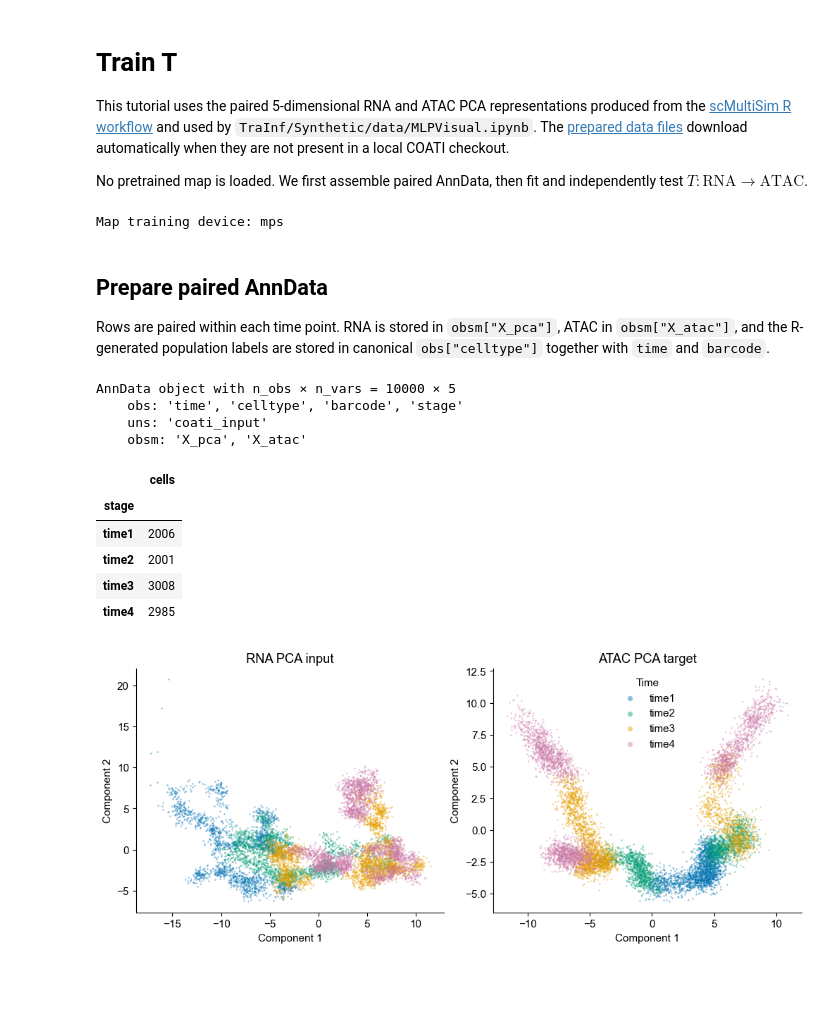
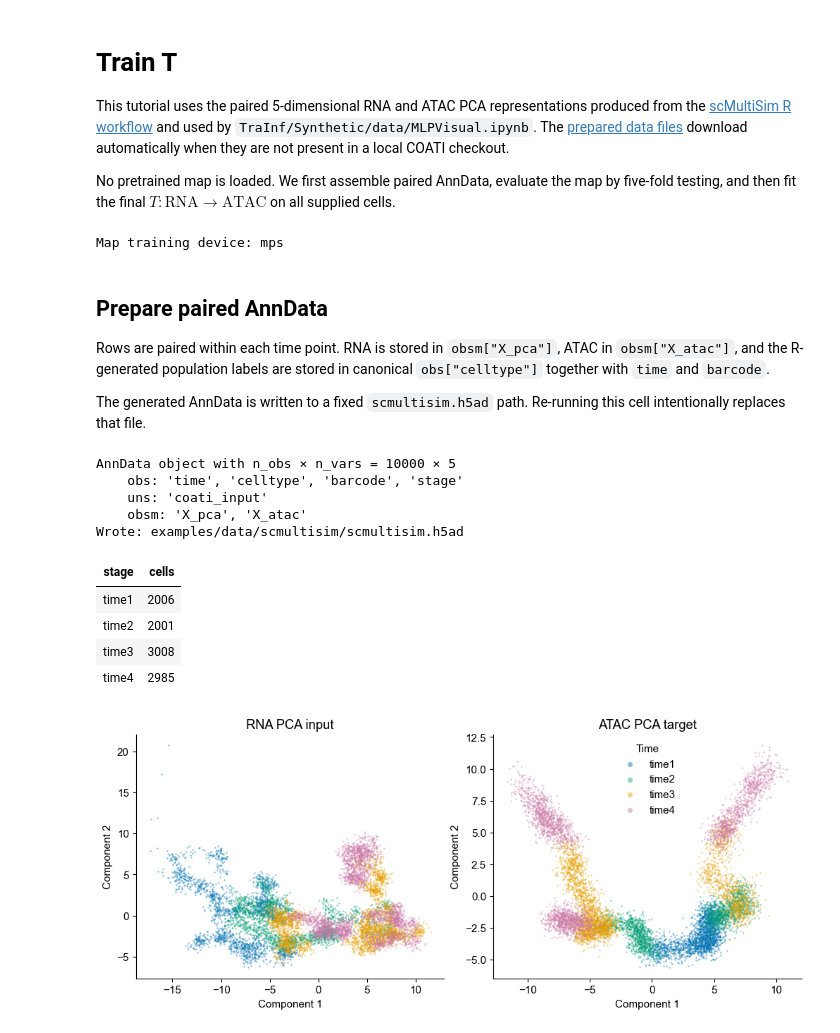
Before and after one commit to shankswang953/COATI_website, a Jupyter notebook: docs/tutorials/scMultisim/train_t.ipynb, the cells around one changed output. Drawn from its saved outputs; the diff is of its cells as text; code cells hidden in the pictures; blank space fills up the shorter version.

```diff
--- a/docs/tutorials/scMultisim/train_t.ipynb
+++ b/docs/tutorials/scMultisim/train_t.ipynb
@@ -3,11 +3,10 @@
 
 This tutorial uses the paired 5-dimensional RNA and ATAC PCA representations produced from the [scMultiSim R workflow](generate_data.R) and used by `TraInf/Synthetic/data/MLPVisual.ipynb`. The [prepared data files](https://github.com/shankswang953/COATI/tree/main/examples/data/scmultisim) download automatically when they are not present in a local COATI checkout.
 
-No pretrained map is loaded. We first assemble paired AnnData, then fit and independently test $T:\mathrm{RNA}\rightarrow\mathrm{ATAC}$.
+No pretrained map is loaded. We first assemble paired AnnData, evaluate the map by five-fold testing, and then fit the final $T:\mathrm{RNA}\rightarrow\mathrm{ATAC}$ on all supplied cells.
 # %%
 from pathlib import Path
 from urllib.request import urlretrieve
-import hashlib
 import json
 import uuid
 
@@ -29,12 +28,11 @@ plt.rcParams.update({"font.family": "Arial", "font.size": 11})
 TIME_KEYS = ("time1", "time2", "time3", "time4")
 TIME_VALUES = np.arange(4, dtype=float)
 RAW_DATA_BASE_URL = "https://raw.githubusercontent.com/shankswang953/COATI/main/examples/data/scmultisim"
-DATA_SHA256 = {
-    "all_time_scRNA_pca.npz": "6909f00854f10eaa2a8e2f287fb04659583baab3318392e1fb4b5e0ff40f15a6",
-    "all_time_scATAC_pca.npz": "57f2b3c6d717906bea4b1e97817173dc25d1ff1d5cde44c45011609c7f298a38",
-    "all_time_celltype.npz": "395799e00d8ded2ef48c4d65fcd457419a2e25fab759ff9a8bc1bdb92d37b6ab",
-}
-cache_dir = Path("outputs") / "scmultisim-data"
+SOURCE_FILES = (
+    "all_time_scRNA_pca.npz",
+    "all_time_scATAC_pca.npz",
+    "all_time_celltype.npz",
+)
 run_dir = Path("outputs") / ("scmultisim-map-" + uuid.uuid4().hex[:8])
 device = torch.device("cuda" if torch.cuda.is_available() else
                       "mps" if torch.backends.mps.is_available() else "cpu")
@@ -45,68 +43,75 @@ Map training device: mps
 ## Prepare paired AnnData
 
 Rows are paired within each time point. RNA is stored in `obsm["X_pca"]`, ATAC in `obsm["X_atac"]`, and the R-generated population labels are stored in canonical `obs["celltype"]` together with `time` and `barcode`.
+
+The generated AnnData is written to a fixed `scmultisim.h5ad` path. Re-running this cell intentionally replaces that file.
 # %%
-def sha256(path):
-    digest = hashlib.sha256()
-    with Path(path).open("rb") as handle:
-        for block in iter(lambda: handle.read(1024 * 1024), b""):
-            digest.update(block)
-    return digest.hexdigest()
+local_data_dir = next((
+    parent / "examples" / "data" / "scmultisim"
+    for parent in (Path.cwd(), *Path.cwd().parents)
+    if (parent / "examples" / "data" / "scmultisim").is_dir()
+), None)
+data_dir = local_data_dir or Path("outputs") / "scmultisim-data"
+data_dir.mkdir(parents=True, exist_ok=True)
 
 
 def obtain_data(filename):
-    for parent in (Path.cwd(), *Path.cwd().parents):
-        candidate = parent / "examples" / "data" / "scmultisim" / filename
-        if candidate.is_file():
-            path = candidate
-            break
-    else:
-        cache_dir.mkdir(parents=True, exist_ok=True)
-        path = cache_dir / filename
-        if not path.is_file():
-            print("Downloading", filename)
-            urlretrieve(f"{RAW_DATA_BASE_URL}/{filename}", path)
-    if sha256(path) != DATA_SHA256[filename]:
-        raise RuntimeError(f"Checksum mismatch for {path}")
+    path = data_dir / filename
+    if not path.is_file():
+        print("Downloading", filename)
+        urlretrieve(f"{RAW_DATA_BASE_URL}/{filename}", path)
     return path
 
 
-with np.load(obtain_data("all_time_scRNA_pca.npz"), allow_pickle=False) as archive:
+with np.load(obtain_data(SOURCE_FILES[0]), allow_pickle=False) as archive:
     rna = [np.asarray(archive[key], dtype=np.float32) for key in TIME_KEYS]
-with np.load(obtain_data("all_time_scATAC_pca.npz"), allow_pickle=False) as archive:
+with np.load(obtain_data(SOURCE_FILES[1]), allow_pickle=False) as archive:
     atac = [np.asarray(archive[key], dtype=np.float32) for key in TIME_KEYS]
-with np.load(obtain_data("all_time_celltype.npz"), allow_pickle=False) as archive:
+with np.load(obtain_data(SOURCE_FILES[2]), allow_pickle=False) as archive:
     celltypes_by_time = [np.asarray(archive[key], dtype=str) for key in TIME_KEYS]
 
 for key, x, y, labels in zip(TIME_KEYS, rna, atac, celltypes_by_time):
     if x.shape[0] != y.shape[0] or len(labels) != len(x) or x.shape[1:] != y.shape[1:] or x.shape[1] != 5:
         raise ValueError(f"Unexpected paired shapes at {key}: RNA {x.shape}, ATAC {y.shape}, labels {labels.shape}")
 
 barcodes = np.concatenate([
     [f"scmultisim-{key}-{index:05d}" for index in range(len(x))]
     for key, x in zip(TIME_KEYS, rna)
 ])
 stages = np.concatenate([np.repeat(key, len(x)) for key, x in zip(TIME_KEYS, rna)])
 celltypes = np.concatenate(celltypes_by_time)
 
 cells = ct.prepare_anndata(
     rna, time=TIME_VALUES, celltype=celltypes,
     barcode=barcodes, use_rep="X_pca",
     secondary=atac, secondary_key="X_atac", warn=False,
 )
 cells.obs["stage"] = pd.Categorical(stages, categories=TIME_KEYS, ordered=True)
 
 assert cells.obs_names.is_unique
 assert cells.obsm["X_pca"].shape == cells.obsm["X_atac"].shape == (10000, 5)
+anndata_path = data_dir / "scmultisim.h5ad"
+cells.write_h5ad(anndata_path, compression="gzip")
 print(cells)
-cells.obs.groupby("stage", observed=True).size().rename("cells").to_frame()
+display_path = anndata_path.relative_to(local_data_dir.parents[2]) if local_data_dir else anndata_path
+print("Wrote:", display_path)
+
+counts_table = pd.DataFrame({
+    "stage": TIME_KEYS,
+    "cells": [len(part) for part in rna],
+})
+display(
+    counts_table.style.hide(axis="index")
+    .set_properties(**{"text-align": "left"})
+    .set_table_styles([{"selector": "th", "props": [("text-align", "left")]}])
+)
 # %% [output]
 AnnData object with n_obs × n_vars = 10000 × 5
     obs: 'time', 'celltype', 'barcode', 'stage'
     uns: 'coati_input'
     obsm: 'X_pca', 'X_atac'
+Wrote: examples/data/scmultisim/scmultisim.h5ad
-|  | cells |
-| stage |  |
+| stage | cells |
 | time1 | 2006 |
 | time2 | 2001 |
 | time3 | 3008 |
```
Also changed, not shown: parts of 8 cells of this notebook, 1 other file.
